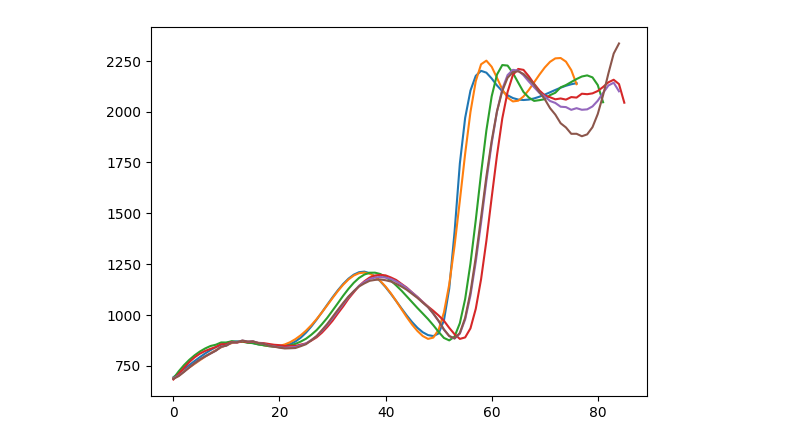
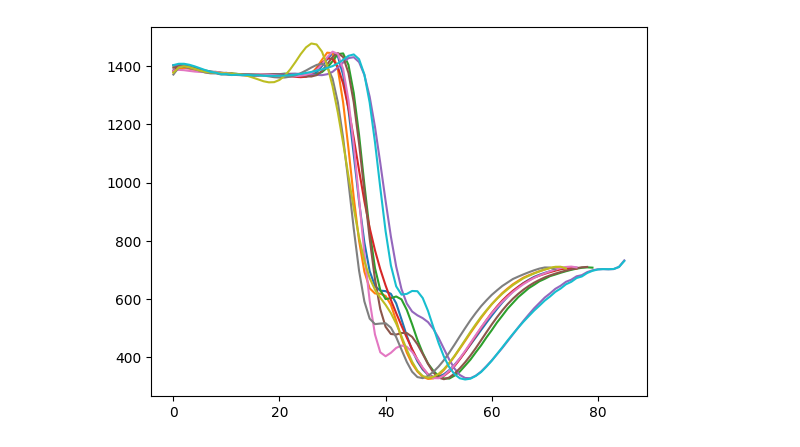
Before and after one commit to vivekvjyn/augsvar, a Jupyter notebook: local-minmax-shift.ipynb, the cells around one changed output. Cells and saved outputs as stored; diff of their text form; code cells hidden in the pictures.

```diff
--- a/local-minmax-shift.ipynb
+++ b/local-minmax-shift.ipynb
@@ -11,44 +8,16 @@ segment_dir = 'segment'
 # %%
 i = 0
 for segment_name in os.listdir(segment_dir):
-    if i < 21:
+    if i < 500:
         i += 1
         continue
 
     segment = np.load(os.path.join(segment_dir, segment_name))
-    x = np.arange(len(segment))
+    shifted = shift_change_points(segment, 10)
 
-    local_maxima = argrelextrema(segment, np.greater)[0]
-    local_minima = argrelextrema(segment, np.less)[0]
-    if not len(local_maxima) or not len(local_minima):
-        continue
-
-    plt.plot(segment)
-
-    change_points = np.concatenate([local_maxima, local_minima])
-    change_points = np.sort(change_points)
-
-    mids = (change_points[1:] + change_points[:-1]) // 2
-    change_points = np.unique(np.concatenate([change_points, mids]))
-
-    change_points = np.unique(np.concatenate([change_points, [0, len(segment) - 1]]))
-
-    for i in range(5):
-        noise = np.floor(np.random.rand(len(change_points)) * 2 - 1)
-        change_points = change_points.astype(np.float64) + noise
-        change_points = np.clip(change_points, 0, len(segment) - 1)
-        change_points = np.unique(change_points)
-
-        change_points_value = np.interp(change_points, x, segment) + np.floor(np.random.rand(len(change_points)) * 10 - 5)
-        spline = make_interp_spline(change_points, change_points_value)
-        y = spline(x)
-
-        y = resample(y, len(segment) + np.random.randint(len(segment) // 5))
-        y = savgol_filter(y, 15, 5)
-
-        plt.plot(y)
-        #plt.show()
+    for i in range(len(shifted)):
+        plt.plot(shifted[i])
 
     break
 # %% [output]
-[figure, old version]
+[figure, new version]
```
Also changed, not shown: parts of 1 cell of this notebook, 2 other files.
